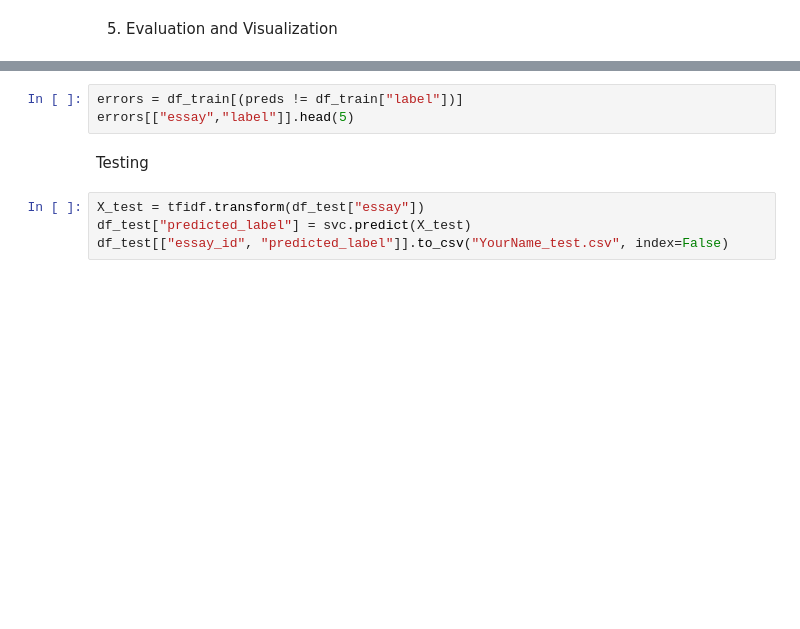
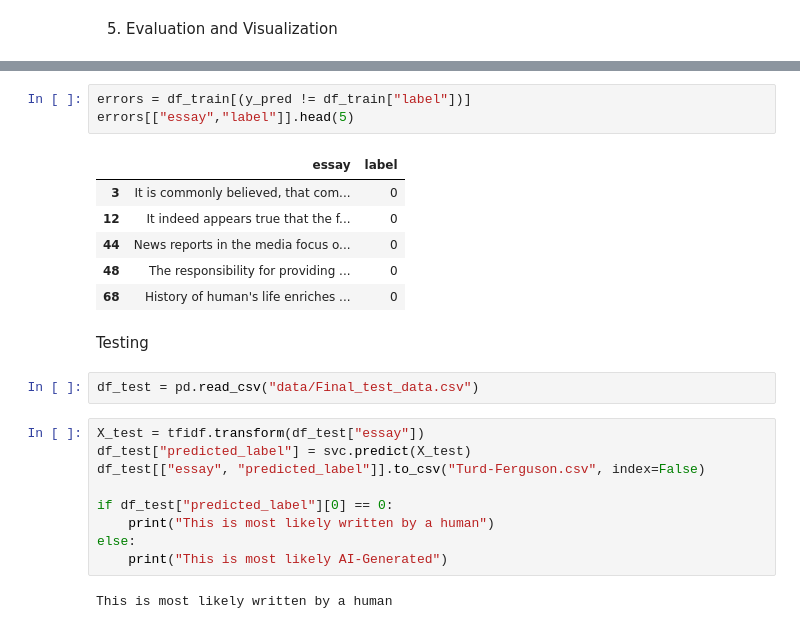
Before and after one commit to SomeRandomTV/Text-Classifier, a Jupyter notebook: Text-Classifier.ipynb, the cells around one changed output, grey strips where cells are left out. Drawn from its saved outputs; the diff is of its cells as text; blank space fills up the shorter version.

```diff
--- a/Text-Classifier.ipynb
+++ b/Text-Classifier.ipynb
@@ -346,9 +429,25 @@ for name, model, x in [("SVM", svc, X_tfidf), ("DT", dt, X_box)]:
 # %%
-errors = df_train[(preds != df_train["label"])]
+errors = df_train[(y_pred != df_train["label"])]
 errors[["essay","label"]].head(5)
+# %% [output]
+|  | essay | label |
+| 3 | It is commonly believed, that com... | 0 |
+| 12 | It indeed appears true that the f... | 0 |
+| 44 | News reports in the media focus o... | 0 |
+| 48 | The responsibility for providing ... | 0 |
+| 68 | History of human's life enriches ... | 0 |
 # %% [markdown]
 Testing
+# %%
+df_test = pd.read_csv("data/Final_test_data.csv")
 # %%
 X_test = tfidf.transform(df_test["essay"])
 df_test["predicted_label"] = svc.predict(X_test)
-df_test[["essay_id", "predicted_label"]].to_csv("YourName_test.csv", index=False)
+df_test[["essay", "predicted_label"]].to_csv("Turd-Ferguson.csv", index=False)
+
+if df_test["predicted_label"][0] == 0:
+    print("This is most likely written by a human")
+else:
+    print("This is most likely AI-Generated")
+# %% [output]
+This is most likely written by a human
```
Also changed, not shown: parts of 10 cells of this notebook, 3 other files.
